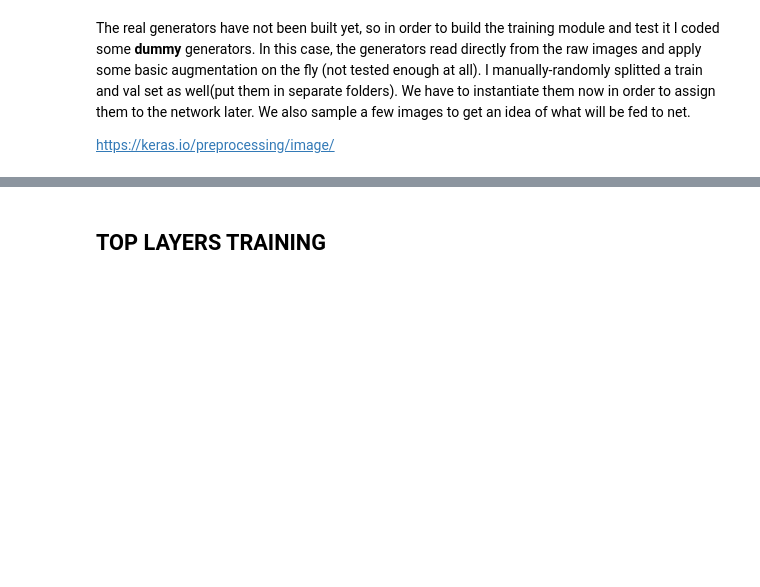
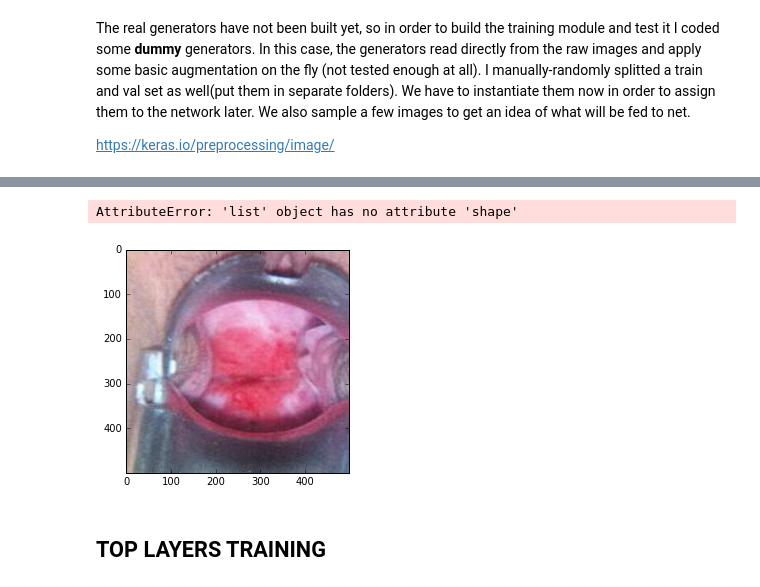
Before and after one commit to Chriskamphuis/ISMI-Project, a Jupyter notebook: notebooks/network_usage.ipynb, the cells around one changed output, grey strips where cells are left out. Cells and saved outputs as stored; diff of their text form; code cells hidden in the pictures; blank space fills up the shorter version.

```diff
--- a/notebooks/network_usage.ipynb
+++ b/notebooks/network_usage.ipynb
@@ -40,0 +49,23 @@ for i in range(10):
+# %%
+g = generator.BatchGenerator(source = 'pre')
+train_filepaths, train_filetargets, val_filepaths, val_filetargets = g.get_splitted_paths_from_csv(use_additional = False)
+train_generator = g.generate(data = train_filepaths, labels = train_filetargets, batch_size = 32, shuffle = True)
+val_generator = g.generate(data = val_filepaths, labels = val_filetargets, batch_size = 32, shuffle = True)
+
+a = 500
+for x,y in train_generator:
+    a -= 1
+    print x.shape, y.shape
+    '''plt.figure()
+    plt.imshow(x[0])
+    plt.show()'''
+    if a == 0:
+        break
+a = 3
+for x,y in val_generator:
+    a -= 1
+    '''plt.figure()
+    plt.imshow(x[0])
+    plt.show()'''
+    if a == 0:
+        break
@@ -41,3 +83,14 @@ for i in range(10):
+# %%
+y.shape
+# %% [output]
+AttributeError: 'list' object has no attribute 'shape'
+# %%
+x,y = train_generator.next()
+plt.figure()
+plt.imshow(x[0])
+plt.show()
+# %% [output]
+[figure, added]
 # %% [markdown]
 ## TOP LAYERS TRAINING
 # %% [markdown]
```
Also changed, not shown: parts of 5 cells of this notebook, 4 other files.
